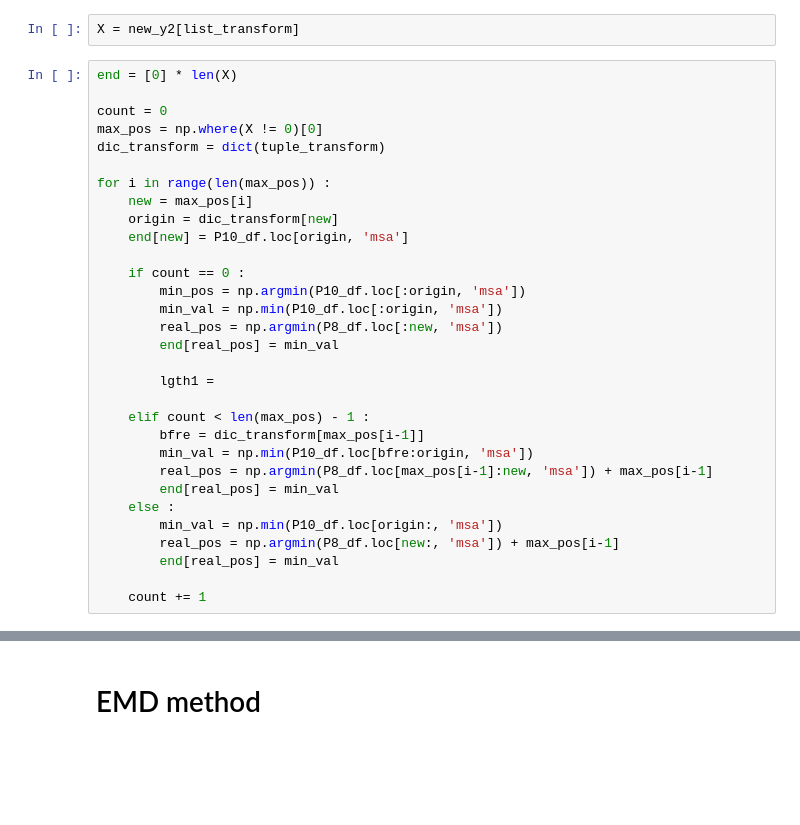
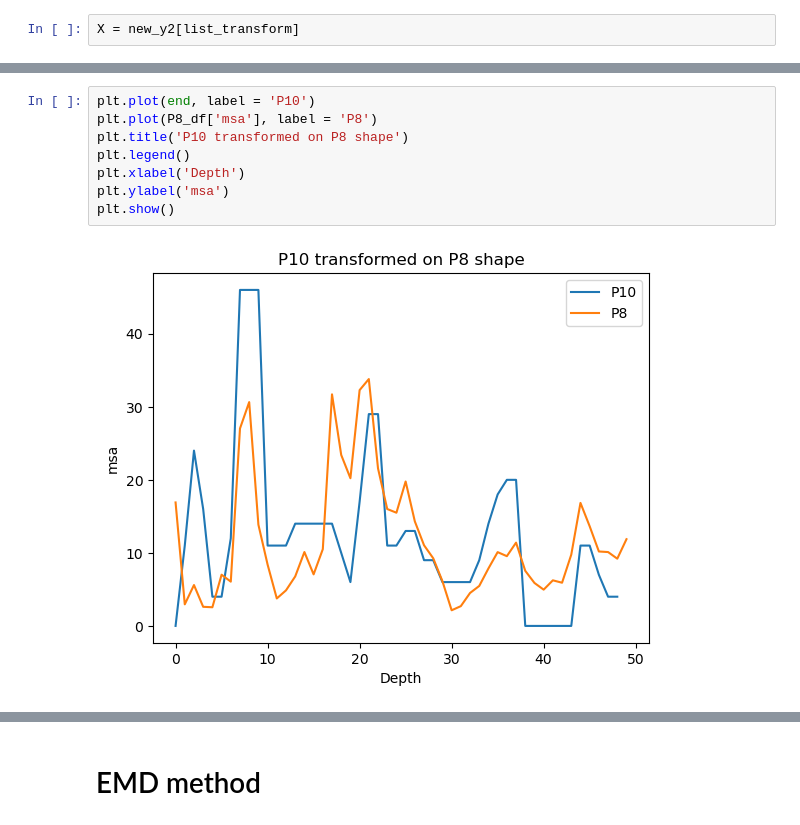
Before and after one commit to Baptiste-Ch/Time_series_alignment, a Jupyter notebook: Clustering.ipynb, the cells around one changed output, grey strips where cells are left out. Cells and saved outputs as stored; diff of their text form; blank space fills up the shorter version.

```diff
--- a/Clustering.ipynb
+++ b/Clustering.ipynb
@@ -121,33 +132,2 @@ plt.show()
 # %%
 X = new_y2[list_transform]
-# %%
-end = [0] * len(X)
-
-count = 0
-max_pos = np.where(X != 0)[0]
-dic_transform = dict(tuple_transform)
-
-for i in range(len(max_pos)) :
-    new = max_pos[i]
-    origin = dic_transform[new]
-    end[new] = P10_df.loc[origin, 'msa']
-
-    if count == 0 :
-        min_pos = np.argmin(P10_df.loc[:origin, 'msa'])
-        min_val = np.min(P10_df.loc[:origin, 'msa'])
-        real_pos = np.argmin(P8_df.loc[:new, 'msa'])
-        end[real_pos] = min_val
-
-        lgth1 =
-
-    elif count < len(max_pos) - 1 :
-        bfre = dic_transform[max_pos[i-1]]
-        min_val = np.min(P10_df.loc[bfre:origin, 'msa'])
-        real_pos = np.argmin(P8_df.loc[max_pos[i-1]:new, 'msa']) + max_pos[i-1]
-        end[real_pos] = min_val
-    else :
-        min_val = np.min(P10_df.loc[origin:, 'msa'])
-        real_pos = np.argmin(P8_df.loc[new:, 'msa']) + max_pos[i-1]
-        end[real_pos] = min_val
-
-    count += 1
@@ -161,0 +197,10 @@ plt.show()
+# %%
+plt.plot(end, label = 'P10')
+plt.plot(P8_df['msa'], label = 'P8')
+plt.title('P10 transformed on P8 shape')
+plt.legend()
+plt.xlabel('Depth')
+plt.ylabel('msa')
+plt.show()
+# %% [output]
+[figure, added]
```
Also changed, not shown: parts of 13 cells of this notebook.
